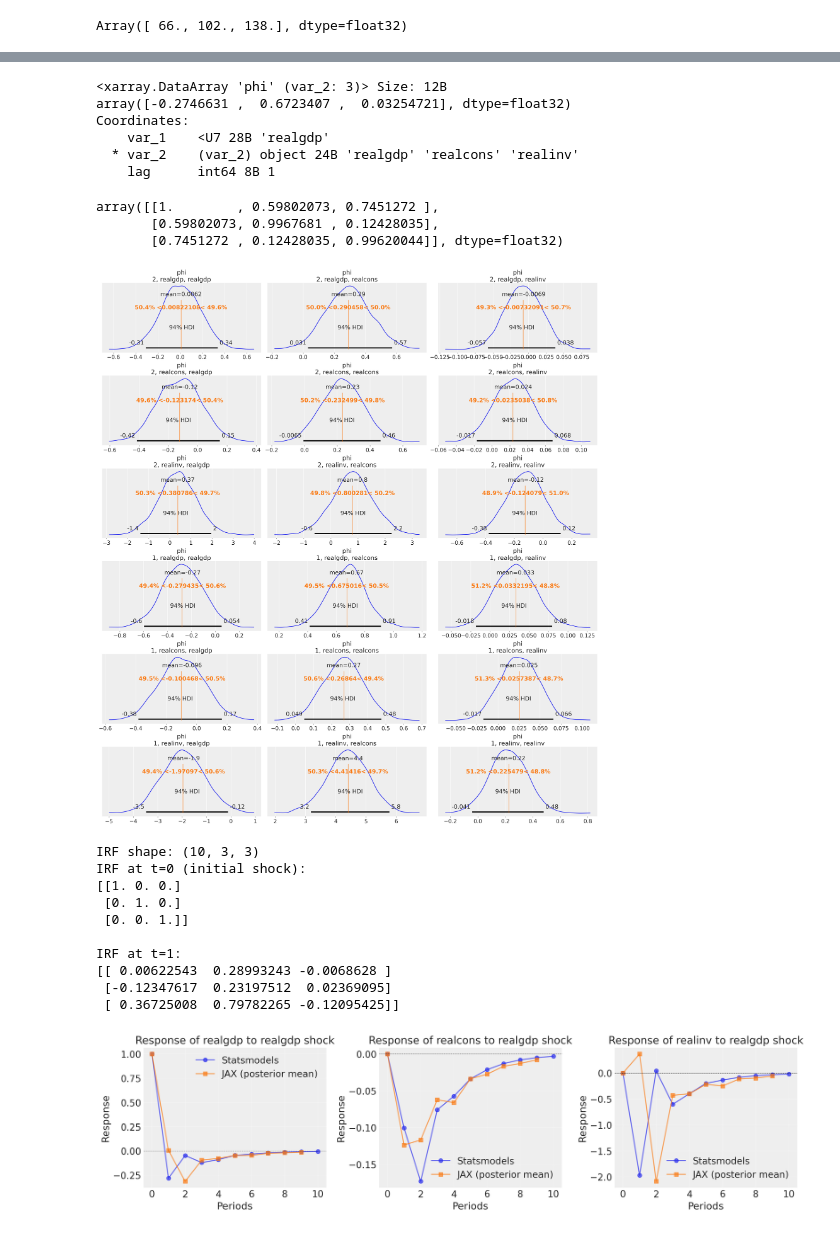
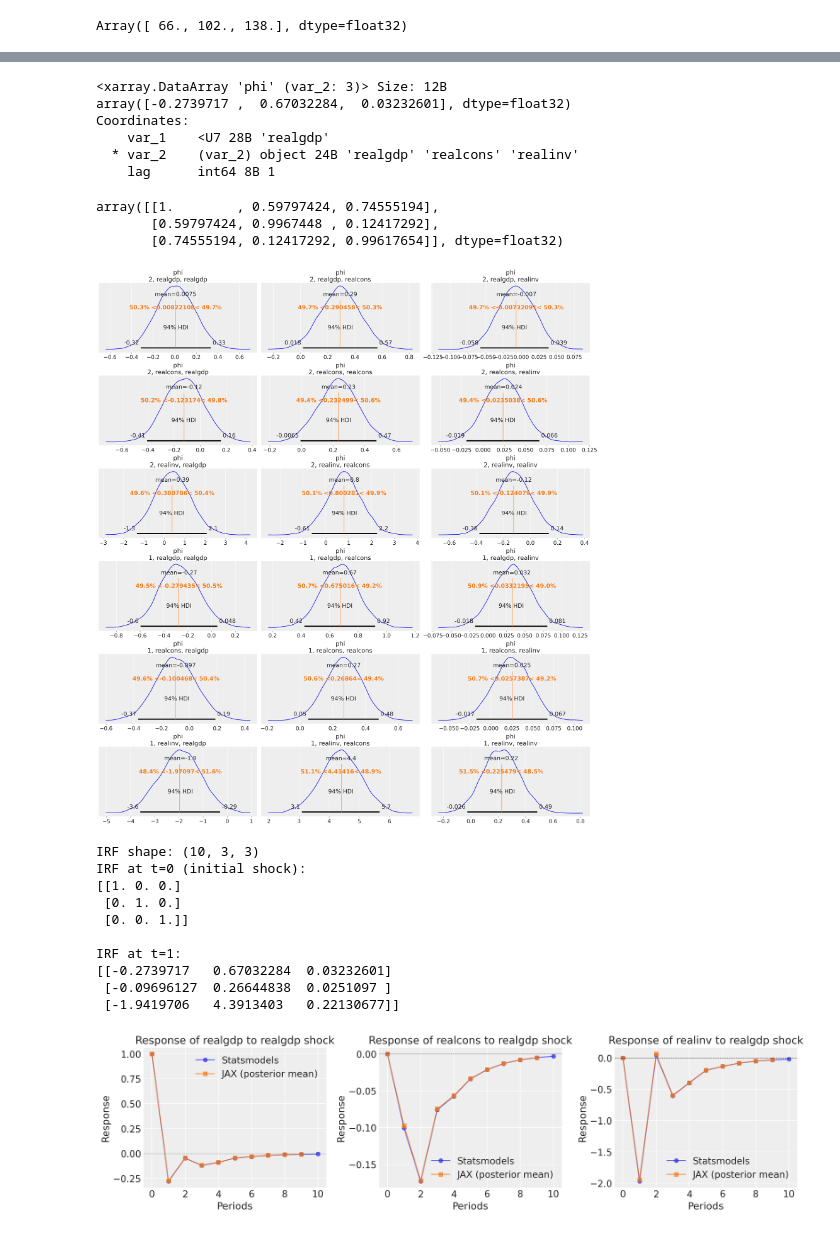
Before and after one commit to juanitorduz/website_projects, a Jupyter notebook: Python/var_numpyro.ipynb, the cells around one changed output, grey strips where cells are left out. Saved outputs shown, nothing was run; the diff lists cells and outputs as text; code cells hidden in the pictures.

```diff
--- a/Python/var_numpyro.ipynb
+++ b/Python/var_numpyro.ipynb
@@ -166,7 +166,7 @@ nuts_kernel = NUTS(model)
 mcmc = MCMC(
     nuts_kernel,
     num_warmup=1_000,
-    num_samples=1_000,
+    num_samples=2_000,
     num_chains=4,
 )
 
@@ -194,7 +194,7 @@ idata = az.from_numpyro(
 idata["posterior"]["phi"].mean(dim=["chain", "draw"]).sel(var_1="realgdp", lag=1)
 # %% [output]
 <xarray.DataArray 'phi' (var_2: 3)> Size: 12B
-array([-0.2746631 ,  0.6723407 ,  0.03254721], dtype=float32)
+array([-0.2739717 ,  0.67032284,  0.03232601], dtype=float32)
 Coordinates:
     var_1    <U7 28B 'realgdp'
   * var_2    (var_2) object 24B 'realgdp' 'realcons' 'realinv'
@@ -205,9 +205,9 @@ a = idata["posterior"]["l_omega"].mean(dim=["chain", "draw"])
 corr = a.to_numpy() @ a.to_numpy().T
 corr
 # %% [output]
-array([[1.        , 0.59802073, 0.7451272 ],
-       [0.59802073, 0.9967681 , 0.12428035],
-       [0.7451272 , 0.12428035, 0.99620044]], dtype=float32)
+array([[1.        , 0.59797424, 0.74555194],
+       [0.59797424, 0.9967448 , 0.12417292],
+       [0.74555194, 0.12417292, 0.99617654]], dtype=float32)
 # %%
 # Reference values from statsmodels VAR(2) results
 # Simplified construction using list comprehension and f-strings
@@ -230,7 +230,7 @@ ref_vals_phi = {
 
 az.plot_posterior(idata, var_names=["phi"], ref_val=ref_vals_phi, figsize=(18, 20));
 # %% [output]
-[figure, old version]
+[figure, new version]
 # %%
 def compute_irf(
     phi: Float[Array, "n_lags n_vars n_vars"],
@@ -248,6 +248,9 @@ def compute_irf(
     ----------
     phi : array of shape (n_lags, n_vars, n_vars)
         VAR coefficient matrices. phi[j-1] corresponds to A_j.
+        IMPORTANT: phi[0] must be lag 1 coefficients, phi[1] must be lag 2, etc.
+        If your coords are reversed (e.g., range(2, 0, -1)), you must reverse
+        the array before passing it to this function: phi = phi[::-1]
     n_steps : int
         Number of MA coefficient matrices to compute.
     shock_size : float, default=1.0
@@ -285,6 +288,11 @@ def compute_irf(
 phi_mean = idata["posterior"]["phi"].mean(dim=["chain", "draw"]).values
 l_omega_mean = idata["posterior"]["l_omega"].mean(dim=["chain", "draw"]).values
 sigma_mean = idata["posterior"]["sigma"].mean(dim=["chain", "draw"]).values
+
+# IMPORTANT: Reverse lag order! The coords were defined as range(2, 0, -1) which is [2, 1]
+# So phi_mean[0] is lag 2 and phi_mean[1] is lag 1, but compute_irf expects
+# phi[0] = lag 1, phi[1] = lag 2
+phi_mean = phi_mean[::-1]  # Reverse the lag dimension
 
 # Construct the Cholesky factor
 l_sigma_mean = sigma_mean[:, None] * l_omega_mean
@@ -304,39 +312,38 @@ IRF at t=0 (initial shock):
  [0. 0. 1.]]
 
 IRF at t=1:
-[[ 0.00622543  0.28993243 -0.0068628 ]
- [-0.12347617  0.23197512  0.02369095]
- [ 0.36725008  0.79782265 -0.12095425]]
+[[-0.2739717   0.67032284  0.03232601]
+ [-0.09696127  0.26644838  0.0251097 ]
+ [-1.9419706   4.3913403   0.22130677]]
 # %%
 # Compare with statsmodels IRF
 var_irf = var_results.irf(n_irf_steps)
 
 # Plot comparison for a specific shock -> response pair
 fig, axes = plt.subplots(1, 3, figsize=(15, 4))
 
 shock_var = "realgdp"
 response_vars = ["realgdp", "realcons", "realinv"]
 shock_idx = list(data.columns).index(shock_var)
 
 for i, response_var in enumerate(response_vars):
     response_idx = list(data.columns).index(response_var)
 
     # Statsmodels IRF
     sm_irf = var_irf.irfs[:, response_idx, shock_idx]
 
     # Our JAX IRF (posterior mean)
     jax_irf = irf_mean[:, response_idx, shock_idx]
 
     axes[i].plot(sm_irf, label="Statsmodels", marker="o", alpha=0.7)
     axes[i].plot(jax_irf, label="JAX (posterior mean)", marker="s", alpha=0.7)
     axes[i].axhline(0, color="black", linestyle="--", linewidth=0.5)
     axes[i].set_title(f"Response of {response_var} to {shock_var} shock")
     axes[i].set_xlabel("Periods")
     axes[i].set_ylabel("Response")
     axes[i].legend()
-    axes[i].grid(True, alpha=0.3)
 
 plt.tight_layout()
 plt.show()
 # %% [output]
-[figure, old version]
+[figure, new version]
```
Also changed, not shown: parts of 3 cells of this notebook.
